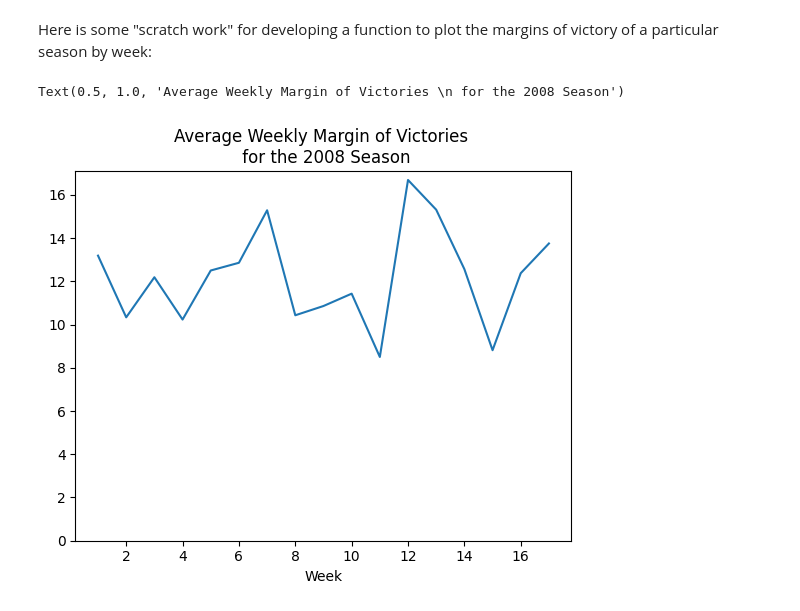
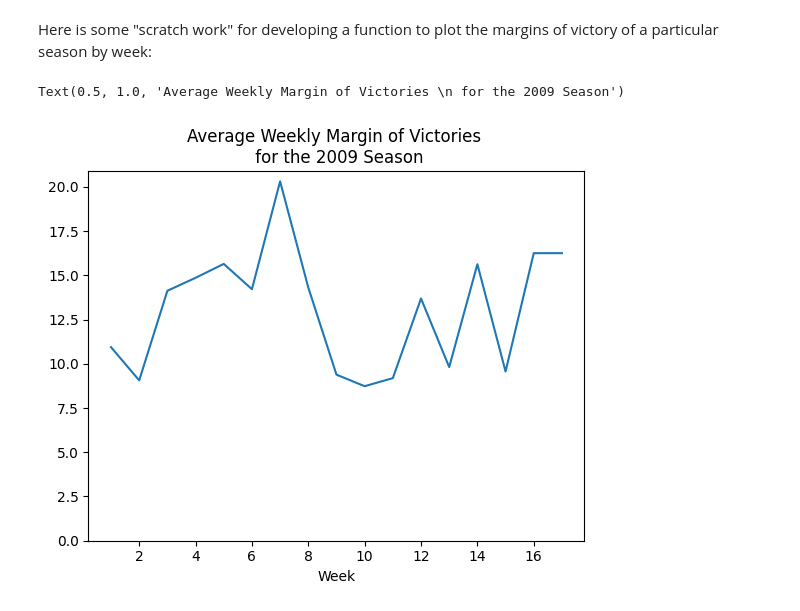
Before and after one commit to cashby-890/ST-554-HW4, a Jupyter notebook: ST554_Spring2026_HomeworkFour_CodyAshby.ipynb, the cells around one changed output. Saved outputs shown, nothing was run; the diff lists cells and outputs as text; code cells hidden in the pictures.

```diff
--- a/ST554_Spring2026_HomeworkFour_CodyAshby.ipynb
+++ b/ST554_Spring2026_HomeworkFour_CodyAshby.ipynb
@@ -686,11 +738,11 @@ Let's try...writing a function that plots the average margin of victory over a p
 # %% [markdown]
 Here is some "scratch work" for developing a function to plot the margins of victory of a particular season by week:
 # %%
-x=2008
+x=2009
 mean_seasonal_margins=regular_NFL_data.loc[regular_NFL_data["season"]==x].groupby("Week")["Margin of Victory"].mean()
 mean_seasonal_margins.plot()
 plt.ylim(0)
 plt.title(f"Average Weekly Margin of Victories \n for the {x} Season")
 # %% [output]
-Text(0.5, 1.0, 'Average Weekly Margin of Victories \n for the 2008 Season')
+Text(0.5, 1.0, 'Average Weekly Margin of Victories \n for the 2009 Season')
-[figure, old version]
+[figure, new version]
```
Also changed, not shown: parts of 39 cells of this notebook.
